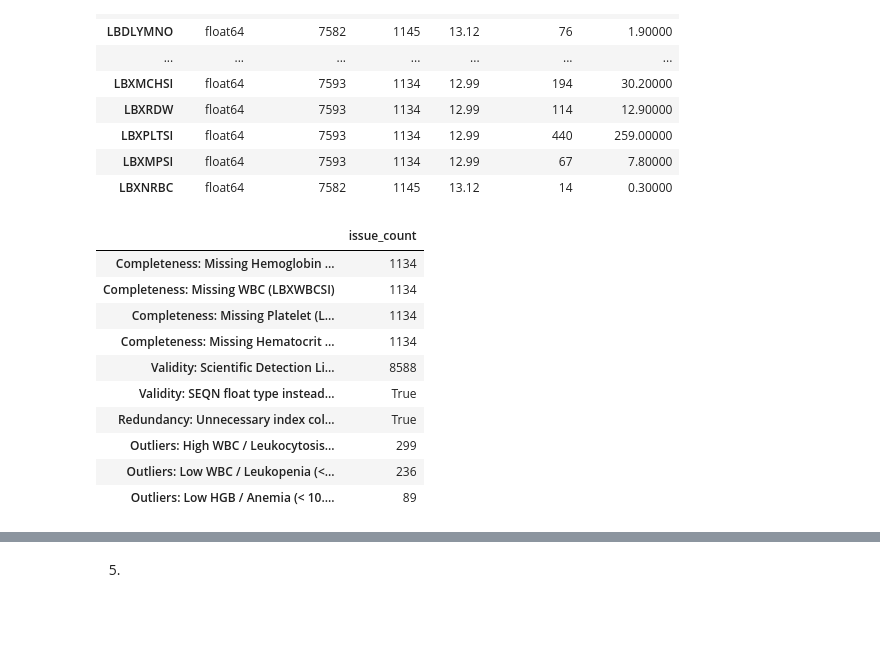
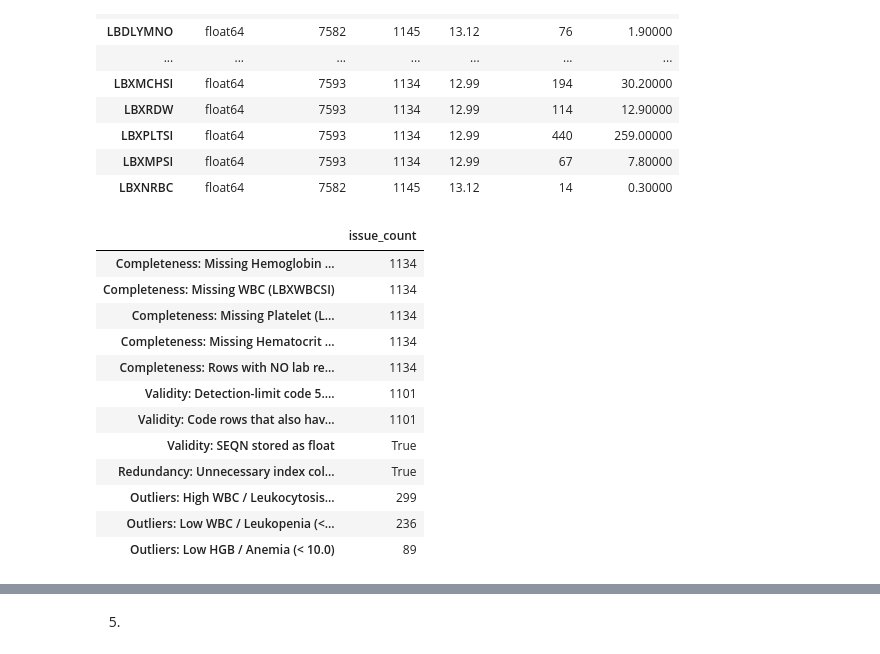
Before and after one commit to a212396-sudo/hospital-cempaka-lab, a Jupyter notebook: notebook/hospital_cempaka_pipeline.ipynb, the cells around one changed output, grey strips where cells are left out. Saved outputs shown, nothing was run; the diff lists cells and outputs as text; code cells hidden in the pictures; blank space fills up the shorter version.

```diff
--- a/notebook/hospital_cempaka_pipeline.ipynb
+++ b/notebook/hospital_cempaka_pipeline.ipynb
@@ -59,40 +59,44 @@ profile_cbc(cbc_df)
 | LBXMPSI | float64 | 7593 | 1134 | 12.99 | 67 | 7.80000 |
 | LBXNRBC | float64 | 7582 | 1145 | 13.12 | 14 | 0.30000 |
 # %%
-# Check detection limit values (numbers less than 1e-10)
-validity_limit_code_count = (cbc_df.drop(columns=["SEQN", "Unnamed: 0"], errors="ignore") < 1e-10).sum().sum()
+lab_cols = [c for c in cbc_df.columns if c not in ["Unnamed: 0", "SEQN", "WTPH2YR"]]
+no_lab_rows = cbc_df[lab_cols].isna().all(axis=1)   # baris tiada langsung keputusan darah
+code_mask = cbc_df["WTPH2YR"] < 1e-10                # kod 5.4E-79 (hanya WTPH2YR)
 
 quality_checks = {
-    # 1. Completeness Dimension
+    # 1. Completeness
     "Completeness: Missing Hemoglobin (LBXHGB)": cbc_df["LBXHGB"].isna().sum(),
     "Completeness: Missing WBC (LBXWBCSI)": cbc_df["LBXWBCSI"].isna().sum(),
     "Completeness: Missing Platelet (LBXPLTSI)": cbc_df["LBXPLTSI"].isna().sum(),
     "Completeness: Missing Hematocrit (LBXHCT)": cbc_df["LBXHCT"].isna().sum(),
+    "Completeness: Rows with NO lab results at all": no_lab_rows.sum(),
 
-    # 2. Validity & Data Type Issues
-    "Validity: Scientific Detection Limit Codes (< 1e-10)": validity_limit_code_count,
-    "Validity: SEQN float type instead of integer": (cbc_df["SEQN"].dtype == "float64"),
+    # 2. Validity
+    "Validity: Detection-limit code 5.4E-79 in WTPH2YR": code_mask.sum(),
+    "Validity: Code rows that also have no lab results": (code_mask & no_lab_rows).sum(),
+    "Validity: SEQN stored as float": cbc_df["SEQN"].dtype == "float64",
 
-    # 3. Redundancy / Structure
-    "Redundancy: Unnecessary index column (Unnamed: 0)": ("Unnamed: 0" in cbc_df.columns),
+    # 3. Redundancy
+    "Redundancy: Unnecessary index column (Unnamed: 0)": "Unnamed: 0" in cbc_df.columns,
 
-    # 4. Outliers (Medical Boundaries)
-    "Outliers: High WBC / Leukocytosis (> 11.0 x10^3/uL)": (cbc_df["LBXWBCSI"] > 11.0).sum(),
-    "Outliers: Low WBC / Leukopenia (< 4.0 x10^3/uL)": (cbc_df["LBXWBCSI"] < 4.0).sum(),
-    "Outliers: Low HGB / Anemia (< 10.0 g/dL)": (cbc_df["LBXHGB"] < 10.0).sum()
+    # 4. Outliers
+    "Outliers: High WBC / Leukocytosis (> 11.0)": (cbc_df["LBXWBCSI"] > 11.0).sum(),
+    "Outliers: Low WBC / Leukopenia (< 4.0)": (cbc_df["LBXWBCSI"] < 4.0).sum(),
+    "Outliers: Low HGB / Anemia (< 10.0)": (cbc_df["LBXHGB"] < 10.0).sum(),
 }
-
 pd.Series(quality_checks).to_frame(name="issue_count")
 # %% [output]
 |  | issue_count |
 | Completeness: Missing Hemoglobin ... | 1134 |
 | Completeness: Missing WBC (LBXWBCSI) | 1134 |
 | Completeness: Missing Platelet (L... | 1134 |
 | Completeness: Missing Hematocrit ... | 1134 |
-| Validity: Scientific Detection Li... | 8588 |
-| Validity: SEQN float type instead... | True |
+| Completeness: Rows with NO lab re... | 1134 |
+| Validity: Detection-limit code 5.... | 1101 |
+| Validity: Code rows that also hav... | 1101 |
+| Validity: SEQN stored as float | True |
 | Redundancy: Unnecessary index col... | True |
 | Outliers: High WBC / Leukocytosis... | 299 |
 | Outliers: Low WBC / Leukopenia (<... | 236 |
-| Outliers: Low HGB / Anemia (< 10.... | 89 |
+| Outliers: Low HGB / Anemia (< 10.0) | 89 |
 # %%
```
Also changed, not shown: parts of 4 cells of this notebook.
